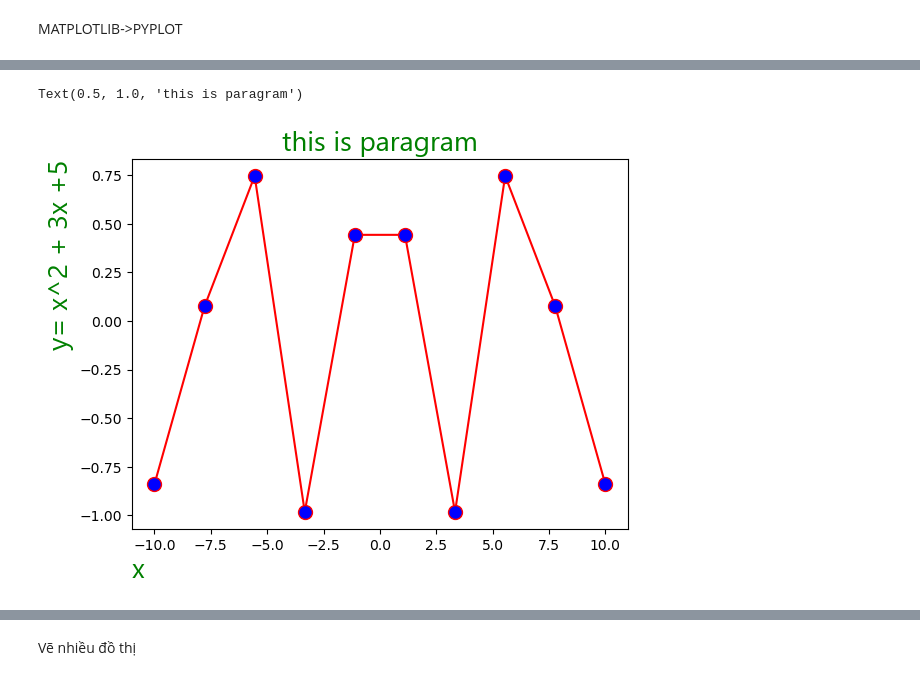
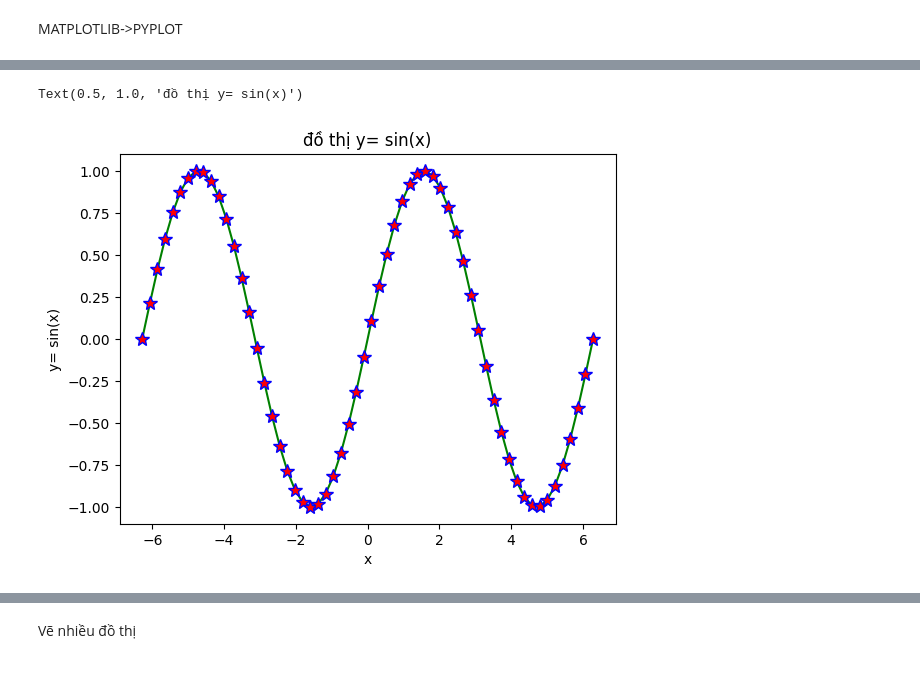
Before and after one commit to hoinguyen2704/my_code_python, a Jupyter notebook: Scientific_Programming_Language/study_numpy.ipynb, the cells around one changed output, grey strips where cells are left out. Cells and saved outputs as stored; diff of their text form; code cells hidden in the pictures.

```diff
--- a/Scientific_Programming_Language/study_numpy.ipynb
+++ b/Scientific_Programming_Language/study_numpy.ipynb
@@ -289,3 +262,21 @@ import math
+# %%
+import matplotlib.pyplot as plt
+import numpy as np
+import math
+import random as rand
+import math
+x= np.linspace(-2*math.pi, 2*math.pi, int( (4*math.pi) / (math.pi/15)), endpoint='True' )
+y= np.sin(x)
+
+font = {'family': 'segoe UI', 'color': 'green','size':20}
+plt.plot(x, y, color ='green', marker ='*', ms='10', mec ='b', mfc ='r' )
+plt.xlabel('x')
+plt.ylabel('y= sin(x)')
+plt.title("đồ thị y= sin(x)")
+plt.show()
+# %% [output]
+Text(0.5, 1.0, 'đồ thị y= sin(x)')
+[figure, added]
 # %%
 from turtle import color
 
@@ -293,15 +284,12 @@ from turtle import color
 x_data=np.linspace(-10, 10, 10)
 
 fx = 2*x_data*x_data + 3*x_data +5
-fx = np.cos(x_data)
+# fx = np.cos(x_data)
 font = {'family':'segoe UI', 'color': 'green', 'size':20}
 plt.plot(x_data, fx, color = "red", marker ='o', ms =10, mec ='r', mfc ='b')
 plt.xlabel("x", fontdict=font, loc='left')
 plt.ylabel("y= x^2 + 3x +5", fontdict=font, loc= 'top')
 plt.title("this is paragram", fontdict=font)
-# %% [output]
-Text(0.5, 1.0, 'this is paragram')
-[figure, removed]
 # %%
 X =np.arange(0,2*math.pi+1, math.pi/15)
 y= np.sin(X)
```
Also changed, not shown: parts of 18 cells of this notebook, 18 other files.
